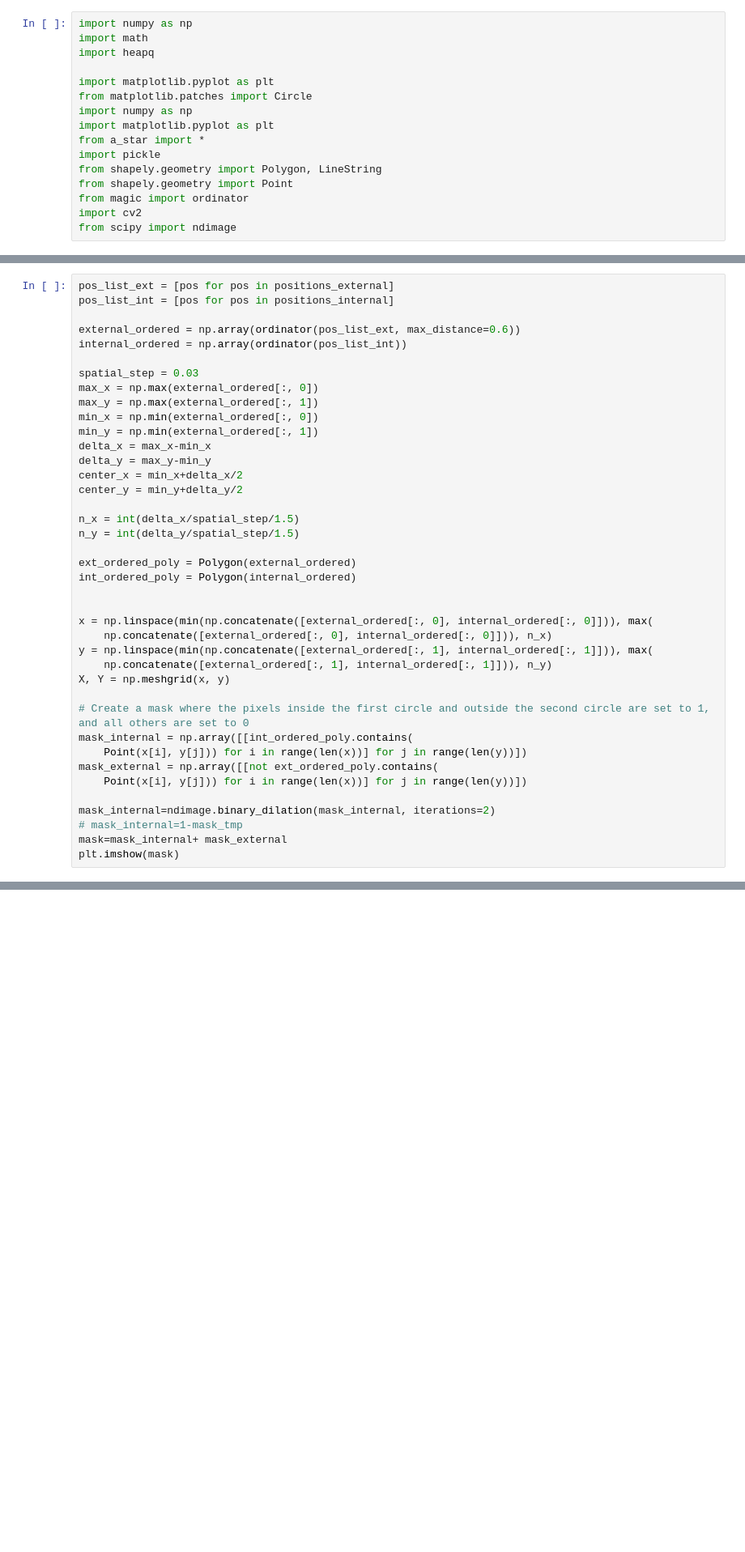
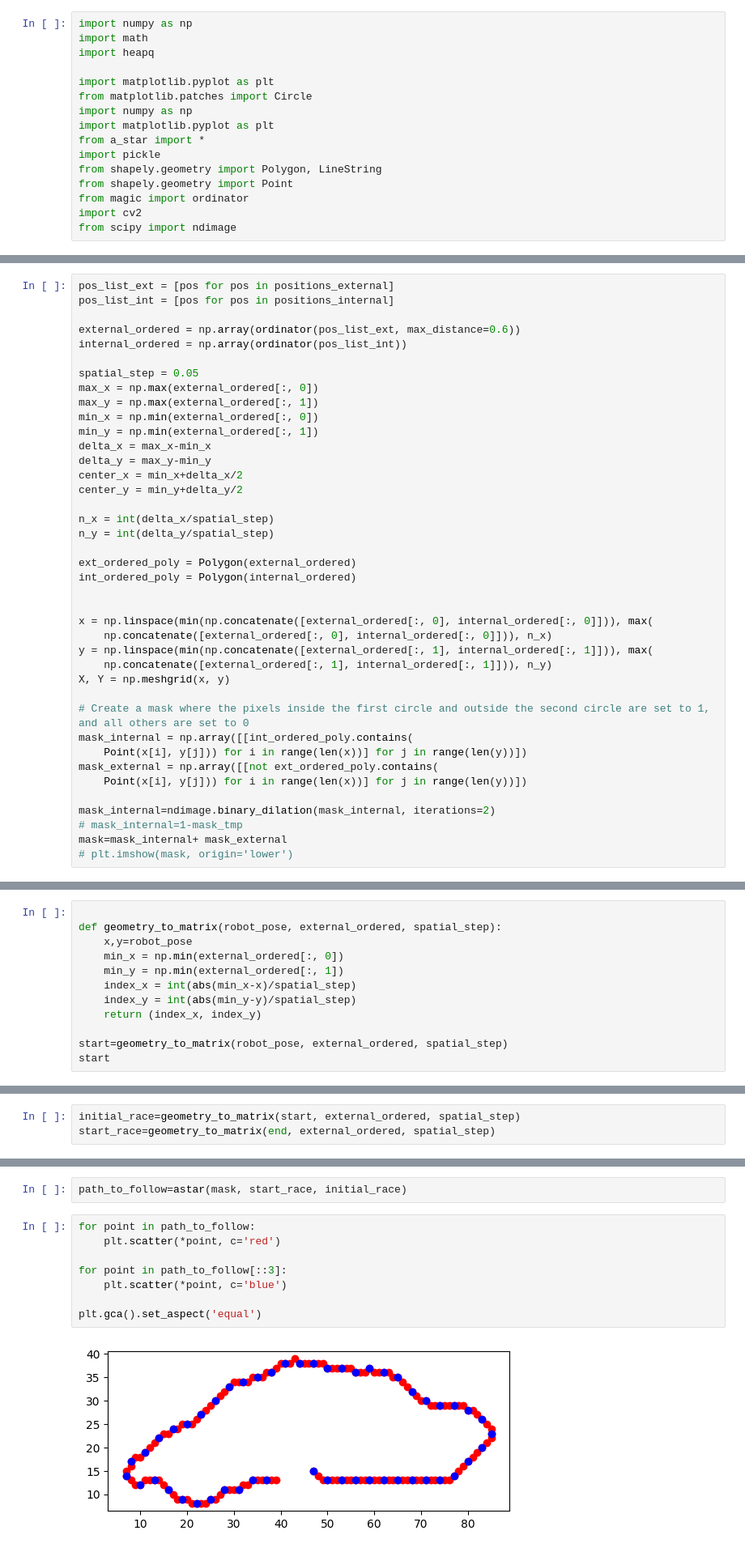
Before and after one commit to tommaso-bertola/computer-vision-and-robotics, a Jupyter notebook: robot-code/pathfinding/A_star_stripping.ipynb, the cells around one changed output, grey strips where cells are left out. Shown at 81% size. Drawn from its saved outputs; the diff is of its cells as text; blank space fills up the shorter version.

```diff
--- a/robot-code/pathfinding/A_star_stripping.ipynb
+++ b/robot-code/pathfinding/A_star_stripping.ipynb
@@ -69,7 +67,7 @@ pos_list_int = [pos for pos in positions_internal]
 external_ordered = np.array(ordinator(pos_list_ext, max_distance=0.6))
 internal_ordered = np.array(ordinator(pos_list_int))
 
-spatial_step = 0.03
+spatial_step = 0.05
 max_x = np.max(external_ordered[:, 0])
 max_y = np.max(external_ordered[:, 1])
 min_x = np.min(external_ordered[:, 0])
@@ -79,8 +77,8 @@ delta_y = max_y-min_y
 center_x = min_x+delta_x/2
 center_y = min_y+delta_y/2
 
-n_x = int(delta_x/spatial_step/1.5)
-n_y = int(delta_y/spatial_step/1.5)
+n_x = int(delta_x/spatial_step)
+n_y = int(delta_y/spatial_step)
 
 ext_ordered_poly = Polygon(external_ordered)
 int_ordered_poly = Polygon(internal_ordered)
@@ -101,4 +99,4 @@ mask_external = np.array([[not ext_ordered_poly.contains(
 mask_internal=ndimage.binary_dilation(mask_internal, iterations=2)
 # mask_internal=1-mask_tmp
 mask=mask_internal+ mask_external
-plt.imshow(mask)
+# plt.imshow(mask, origin='lower')
@@ -132,0 +112,12 @@ mask=mask+mask_line_obs
+# %%
+
+def geometry_to_matrix(robot_pose, external_ordered, spatial_step):
+    x,y=robot_pose
+    min_x = np.min(external_ordered[:, 0])
+    min_y = np.min(external_ordered[:, 1])
+    index_x = int(abs(min_x-x)/spatial_step)
+    index_y = int(abs(min_y-y)/spatial_step)
+    return (index_x, index_y)
+
+start=geometry_to_matrix(robot_pose, external_ordered, spatial_step)
+start
@@ -133,2 +187,5 @@ mask=mask+mask_line_obs
+# %%
+initial_race=geometry_to_matrix(start, external_ordered, spatial_step)
+start_race=geometry_to_matrix(end, external_ordered, spatial_step)
 # %%
 plt.imshow(mask, origin='lower')
@@ -138,0 +203,12 @@ maze_plot(mask, (30,10),(20,10))
+# %%
+path_to_follow=astar(mask, start_race, initial_race)
+# %%
+for point in path_to_follow:
+    plt.scatter(*point, c='red')
+
+for point in path_to_follow[::3]:
+    plt.scatter(*point, c='blue')
+
+plt.gca().set_aspect('equal')
+# %% [output]
+[figure, added]
```
Also changed, not shown: parts of 12 cells of this notebook.
